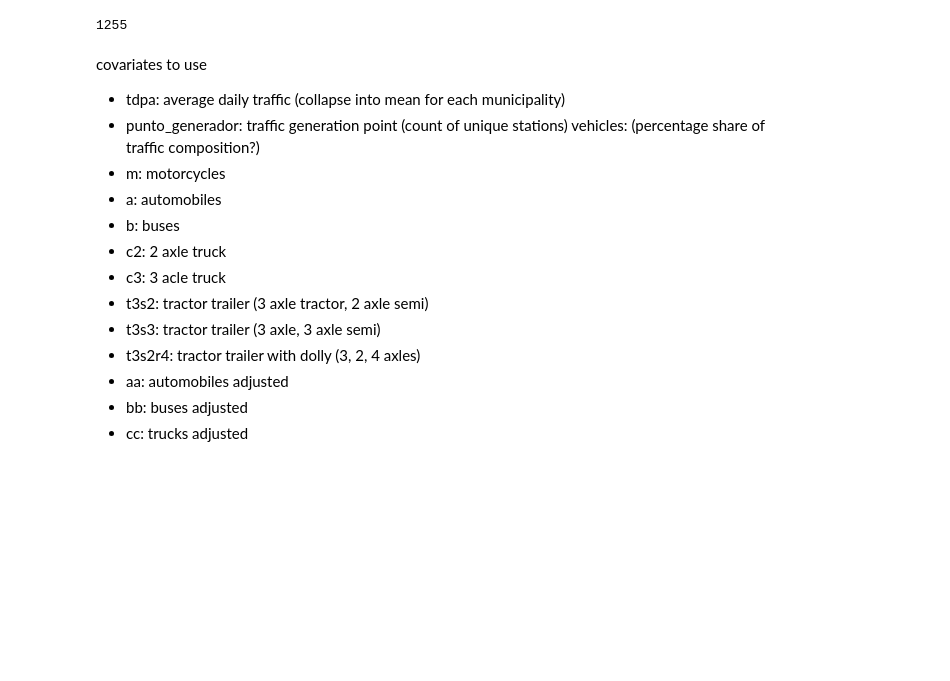
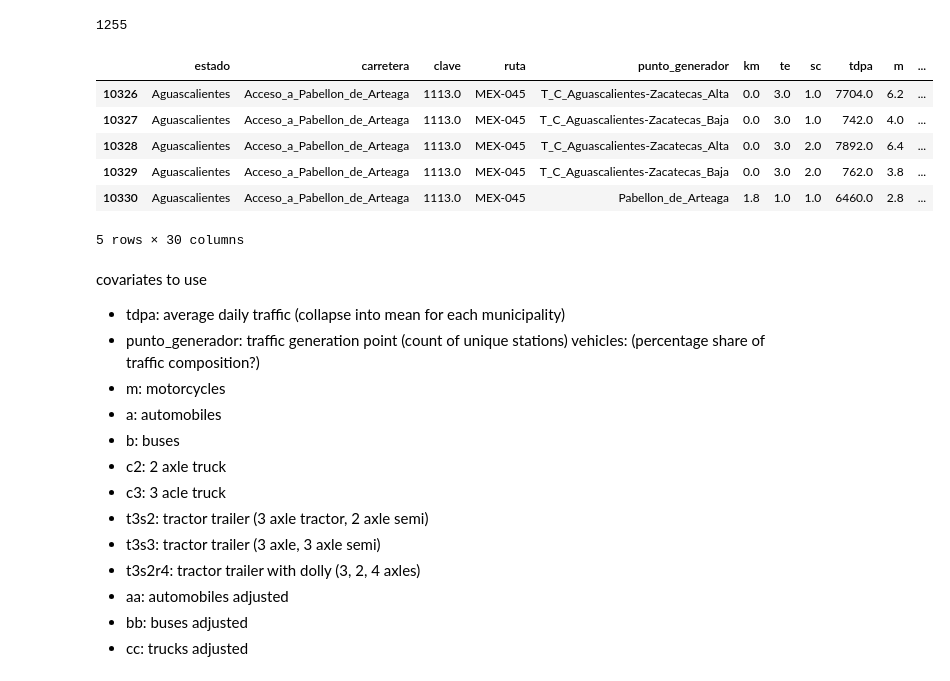
Before and after one commit to alexanakanishi/harris-week7, a Jupyter notebook: data_cleaning.ipynb, the cells around one changed output. Cells and saved outputs as stored; diff of their text form; code cells hidden in the pictures; blank space fills up the shorter version.

```diff
--- a/data_cleaning.ipynb
+++ b/data_cleaning.ipynb
@@ -114,6 +130,19 @@ result.head()
 result['municipio'].nunique()
 # %% [output]
 1255
+# %%
+# drop 2024 data
+result = result[result['ejercicio'] != 2024]
+
+result.head()
+# %% [output]
+|  | estado | carretera | clave | ruta | punto_generador | km | te | sc | tdpa | m | ... |
+| 10326 | Aguascalientes | Acceso_a_Pabellon_de_Arteaga | 1113.0 | MEX-045 | T_C_Aguascalientes-Zacatecas_Alta | 0.0 | 3.0 | 1.0 | 7704.0 | 6.2 | ... |
+| 10327 | Aguascalientes | Acceso_a_Pabellon_de_Arteaga | 1113.0 | MEX-045 | T_C_Aguascalientes-Zacatecas_Baja | 0.0 | 3.0 | 1.0 | 742.0 | 4.0 | ... |
+| 10328 | Aguascalientes | Acceso_a_Pabellon_de_Arteaga | 1113.0 | MEX-045 | T_C_Aguascalientes-Zacatecas_Alta | 0.0 | 3.0 | 2.0 | 7892.0 | 6.4 | ... |
+| 10329 | Aguascalientes | Acceso_a_Pabellon_de_Arteaga | 1113.0 | MEX-045 | T_C_Aguascalientes-Zacatecas_Baja | 0.0 | 3.0 | 2.0 | 762.0 | 3.8 | ... |
+| 10330 | Aguascalientes | Acceso_a_Pabellon_de_Arteaga | 1113.0 | MEX-045 | Pabellon_de_Arteaga | 1.8 | 1.0 | 1.0 | 6460.0 | 2.8 | ... |
+5 rows × 30 columns
 # %% [markdown]
 covariates to use
 - tdpa: average daily traffic (collapse into mean for each municipality)
```
Also changed, not shown: parts of 30 cells of this notebook.
